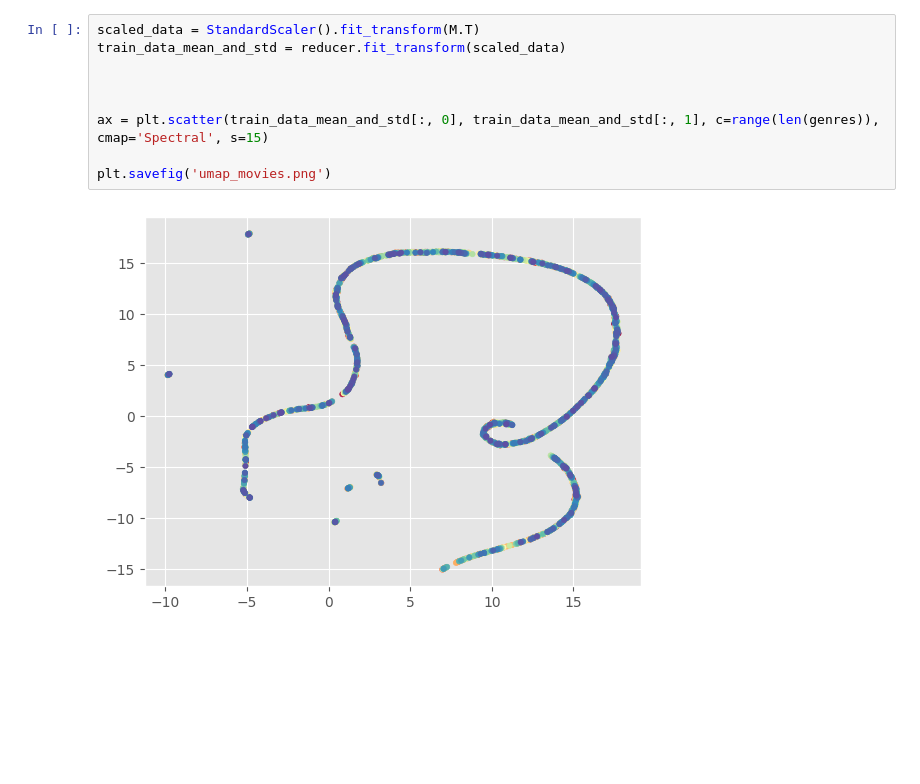
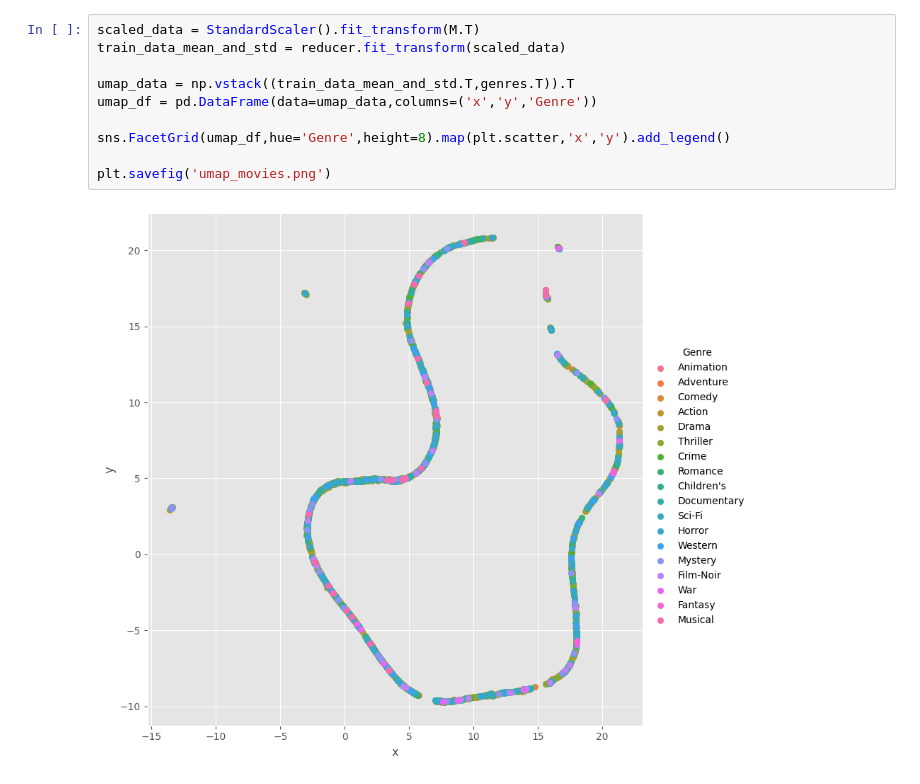
Before and after one commit to t8140140/assingment1-data-mining, a Jupyter notebook: data_visualization.ipynb, the cells around one changed output. Saved outputs shown, nothing was run; the diff lists cells and outputs as text; blank space fills up the shorter version.

```diff
--- a/data_visualization.ipynb
+++ b/data_visualization.ipynb
@@ -122,11 +110,12 @@ plt.show()
-# %%
-scaled_data = StandardScaler().fit_transform(M.T)
-train_data_mean_and_std = reducer.fit_transform(scaled_data)
-
-
-
-ax = plt.scatter(train_data_mean_and_std[:, 0], train_data_mean_and_std[:, 1], c=range(len(genres)), cmap='Spectral', s=15)
-
-plt.savefig('umap_movies.png')
-# %% [output]
-[figure, removed]
+# %%
+scaled_data = StandardScaler().fit_transform(M.T)
+train_data_mean_and_std = reducer.fit_transform(scaled_data)
+
+umap_data = np.vstack((train_data_mean_and_std.T,genres.T)).T
+umap_df = pd.DataFrame(data=umap_data,columns=('x','y','Genre'))
+
+sns.FacetGrid(umap_df,hue='Genre',height=8).map(plt.scatter,'x','y').add_legend()
+
+plt.savefig('umap_movies.png')
+# %% [output]
+[figure, added]
```
Also changed, not shown: parts of 8 cells of this notebook, 9 other files.
